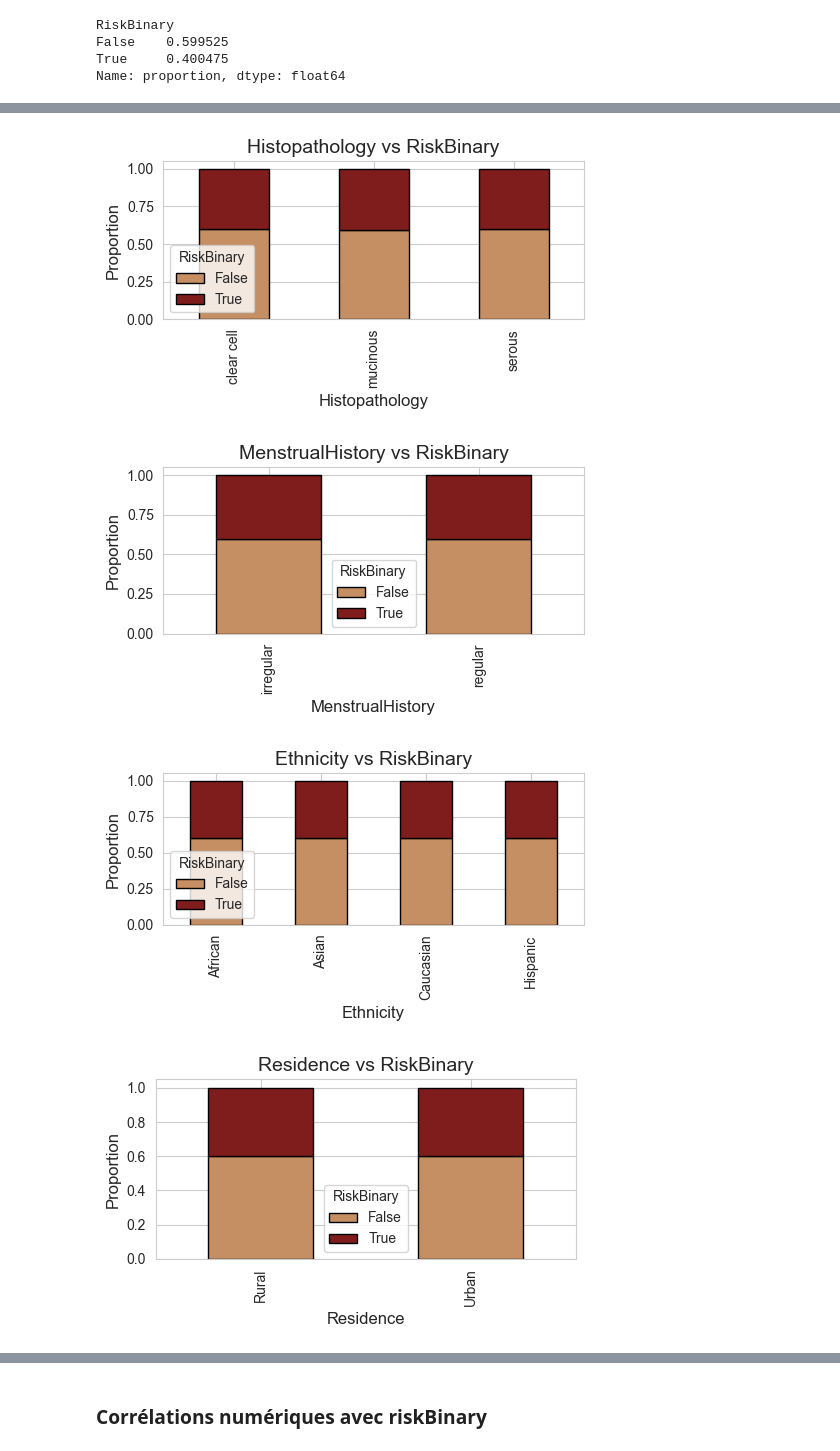
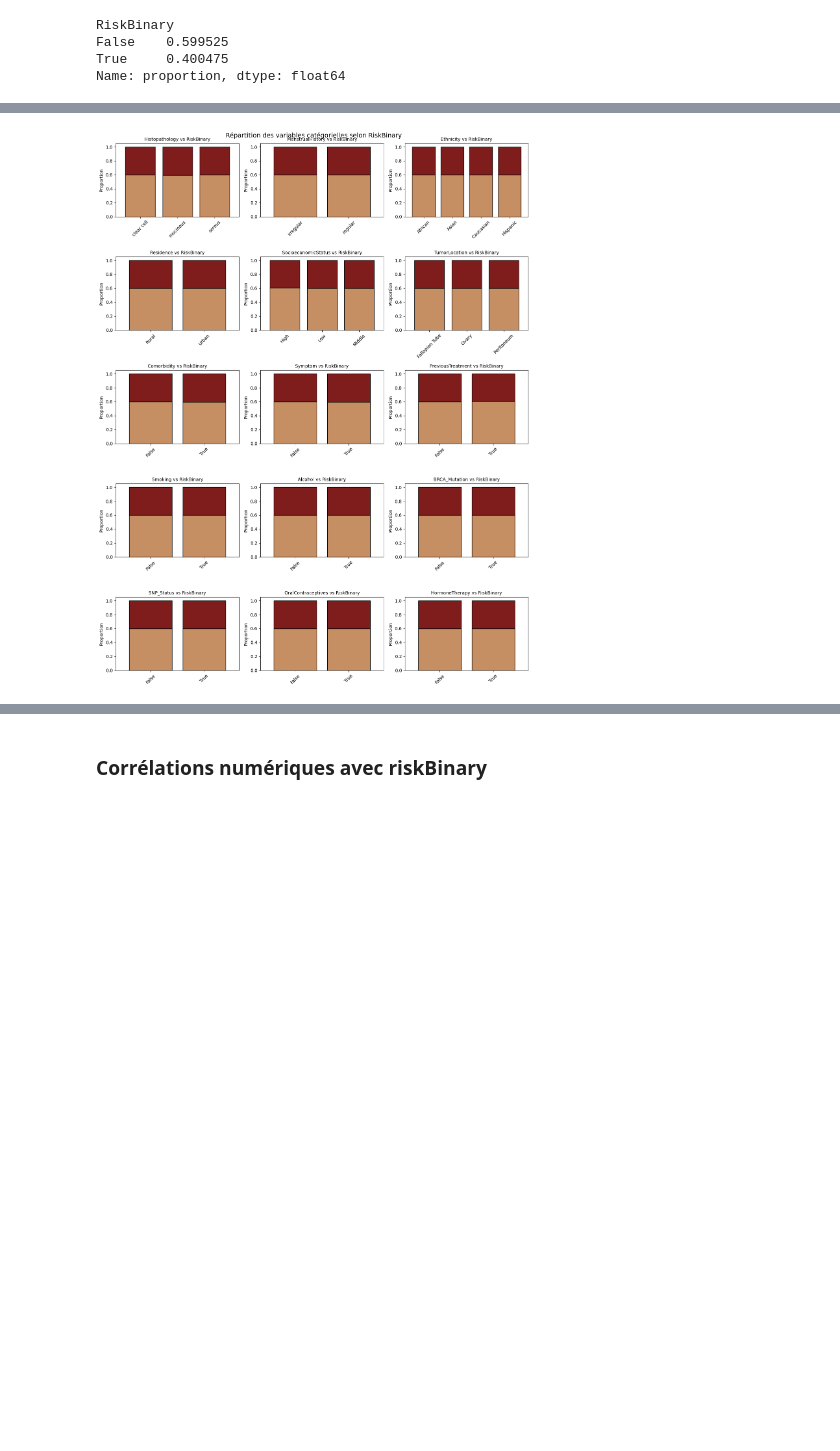
Before and after one commit to isabel6198/svm-projet, a Jupyter notebook: notebook/01_exploration.ipynb, the cells around one changed output, grey strips where cells are left out. Cells and saved outputs as stored; diff of their text form; code cells hidden in the pictures; blank space fills up the shorter version.

```diff
--- a/notebook/01_exploration.ipynb
+++ b/notebook/01_exploration.ipynb
@@ -454,20 +470,34 @@ for col in types["numerical"]:
 Objectif : voir si certaines modalités sont plus fréquentes dans le risque
 # %%
-for col in types["categorical"] + types["boolean"]:
+all_cats = types["categorical"] + types["boolean"]
+
+n = len(all_cats)
+n_cols = 3
+n_rows = (n + n_cols - 1) // n_cols
+
+fig, axes = plt.subplots(n_rows, n_cols, figsize=(4.5 * n_cols, 3.5 * n_rows))
+
+for ax, col in zip(axes.flatten(), all_cats):
     ct = pd.crosstab(df[col], df["RiskBinary"], normalize='index')
     ct.plot(
         kind='bar',
         stacked=True,
-        color=palette,
+        color=[palette[0], palette[1]],  # ex : ["#C68E63", "#7F1D1D"]
         edgecolor="black",
-        figsize=(5, 3)
+        ax=ax,
+        width=0.8,
+        legend=False
     )
-    plt.title(f"{col} vs RiskBinary")
-    plt.ylabel("Proportion")
-    plt.tight_layout()
-    plt.show()
+    ax.set_title(f"{col} vs RiskBinary", fontsize=10)
+    ax.set_ylabel("Proportion")
+    ax.set_xlabel("")
+    ax.tick_params(axis='x', labelrotation=45)
+
+for ax in axes.flatten()[n:]:
+    ax.set_visible(False)
+
+plt.suptitle("Répartition des variables catégorielles selon RiskBinary", fontsize=14)
+plt.tight_layout()
+plt.show()
 # %% [output]
-[figure, old version]
+[figure, new version]
-[figure, removed]
-[figure, removed]
-[figure, removed]
```
Also changed, not shown: parts of 33 cells of this notebook, 4 other files.
